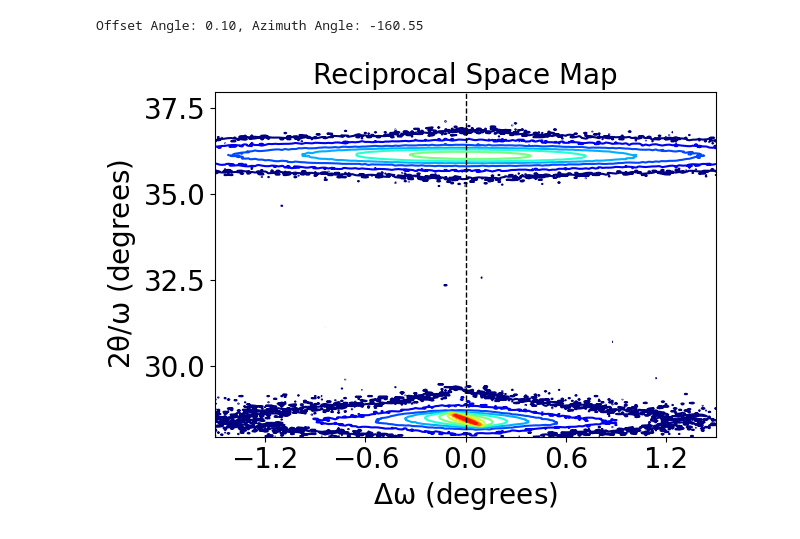
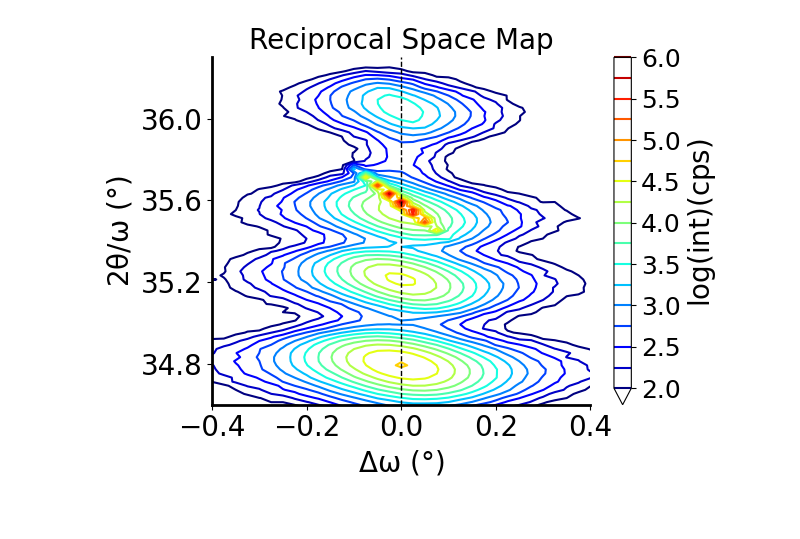
Before and after one commit to josefmtd/rigaku_smartlab, a Jupyter notebook: notebooks/1-JS-AlGaN_SiC_RSM.ipynb, the cells around one changed output. Saved outputs shown, nothing was run; the diff lists cells and outputs as text; code cells hidden in the pictures.

```diff
--- a/notebooks/1-JS-AlGaN_SiC_RSM.ipynb
+++ b/notebooks/1-JS-AlGaN_SiC_RSM.ipynb
@@ -25,9 +42,51 @@ reciprocal_space_map(
-# %%
-reciprocal_space_map(
-    '../data/raw/RSM_AlN_on_Si.ras',
-    threshold = 1e1, verbose = True,
-    plot = 'contour'
-)
-# %% [output]
-Offset Angle: 0.10, Azimuth Angle: -160.55
-[figure, removed]
+# %%
+[omega, two_theta_omega], data = xu.io.getras_scan(
+    '../data/raw/20250424_M3-1140_RSM_AlN_0002a.ras',
+    None, 'Omega', 'TwoThetaOmega',
+)
+
+grid_angular = xu.Gridder2D(
+    len(np.unique(omega)),
+    len(np.unique(two_theta_omega))
+)
+grid_angular(omega, two_theta_omega, data['int'])
+intensity = xu.maplog(grid_angular.data.transpose(), 4, 0)
+
+plt.figure()
+cf = plt.contour(
+    grid_angular.xaxis - grid_angular.xaxis.mean(),
+    grid_angular.yaxis, intensity, levels = 15,
+    cmap = 'jet', extend='min'
+)
+
+label_size = 20
+
+# Set colorbar
+cb = plt.colorbar(cf)
+cb.set_label(r'$\mathrm{\log(int) (cps)}$', fontsize = label_size)
+cb.ax.tick_params(labelsize=label_size - 2)
+
+# Set axis labels
+plt.axvline(x=0, color='black', linestyle='--', linewidth=1)
+plt.xlabel(r'$\mathrm{\Delta\omega\ (\degree)}$', fontsize=label_size)
+plt.ylabel(r'$\mathrm{2\theta/\omega\ (\degree)}$', fontsize=label_size)
+plt.title('Reciprocal Space Map', fontsize=label_size)
+
+# Configure axis ticks and limits
+ax = plt.gca()
+
+ax.xaxis.set_major_locator(ticker.MaxNLocator(nbins=5))
+ax.yaxis.set_major_locator(ticker.MaxNLocator(nbins=5))
+ax.tick_params(axis='both', which='major', labelsize=label_size)
+ax.tick_params(axis='both', which='minor', labelsize=label_size - 2)
+ax.set_ylim(34.6, 36.3)
+
+# Thicken only x and y-axis lines and remove the rest of the border
+ax.spines['top'].set_visible(False)
+ax.spines['right'].set_visible(False)
+ax.spines['left'].set_linewidth(2)
+ax.spines['bottom'].set_linewidth(2)
+
+plt.tight_layout()
+# %% [output]
+[figure, added]
```
Also changed, not shown: parts of 6 cells of this notebook.
